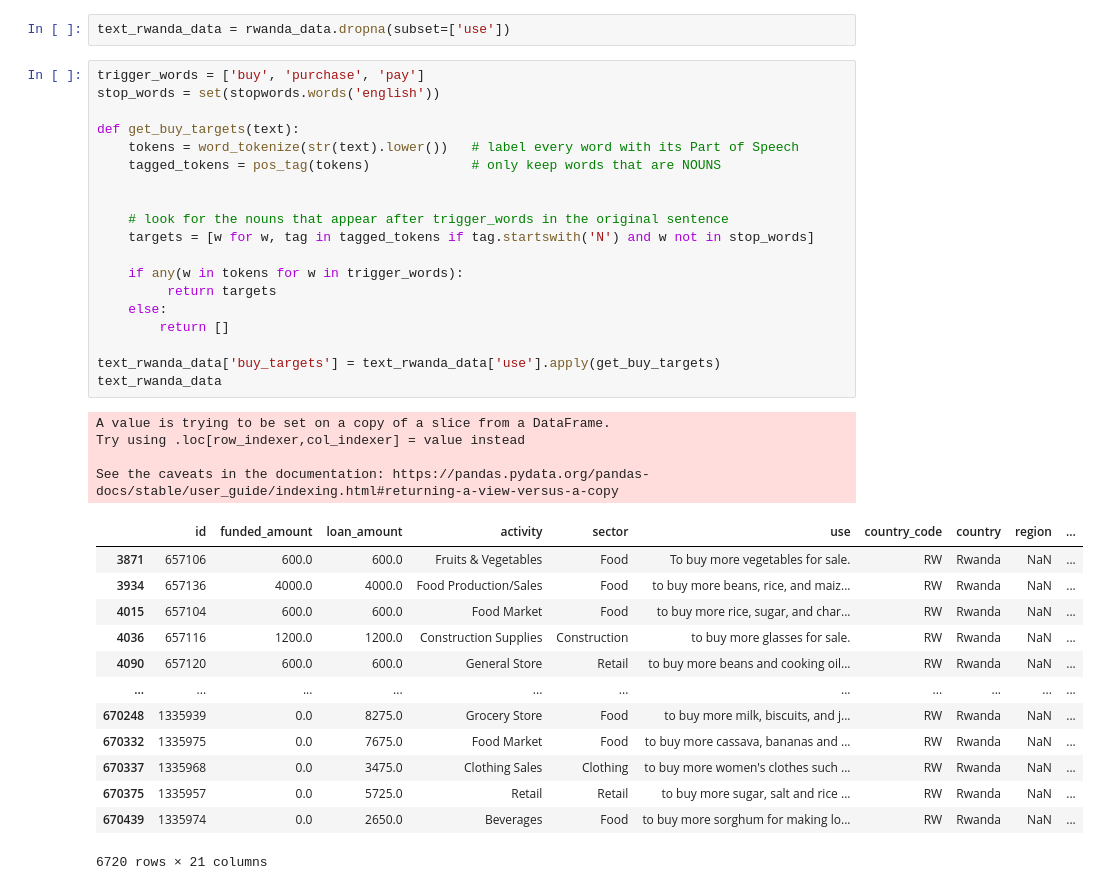
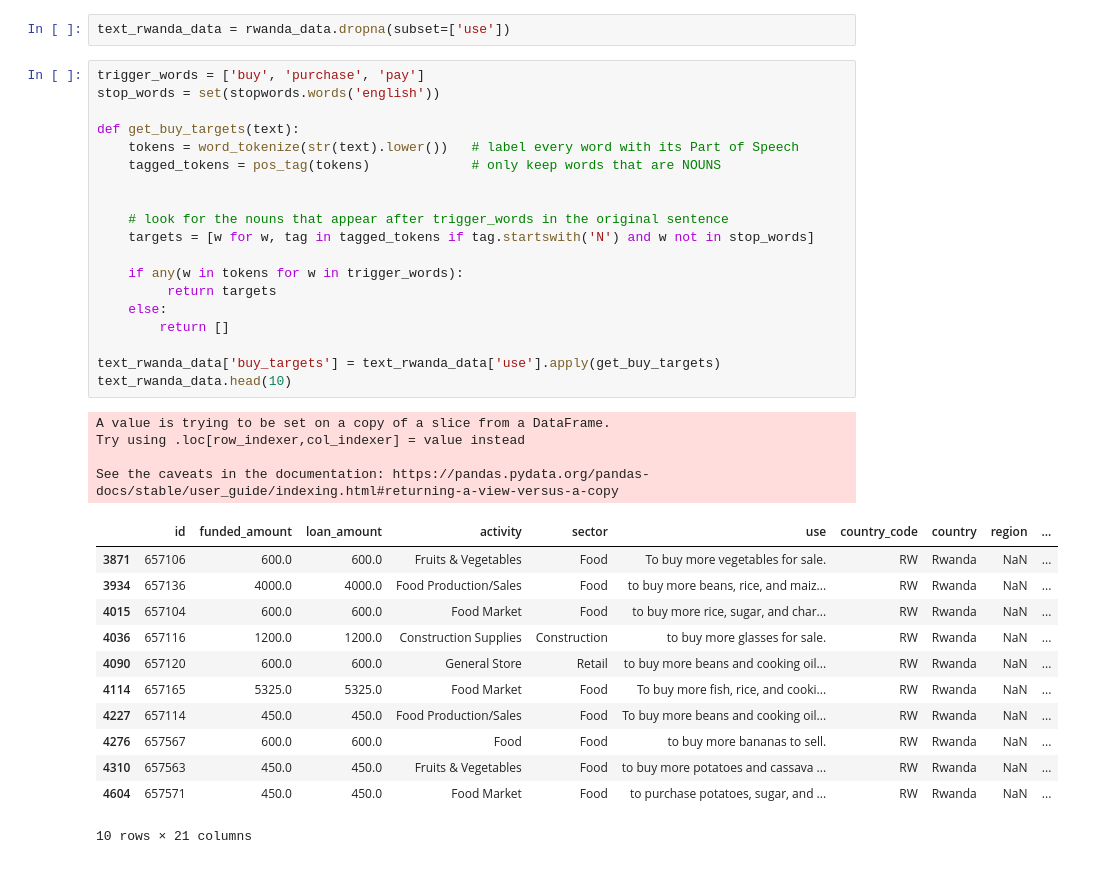
Before and after one commit to brian-seekar/Round_One, a Jupyter notebook: project.ipynb, the cells around one changed output. Saved outputs shown, nothing was run; the diff lists cells and outputs as text.

```diff
--- a/project.ipynb
+++ b/project.ipynb
@@ -435,40 +432,39 @@ text_rwanda_data = rwanda_data.dropna(subset=['use'])
 # %%
 trigger_words = ['buy', 'purchase', 'pay']
 stop_words = set(stopwords.words('english'))
 
 def get_buy_targets(text):
     tokens = word_tokenize(str(text).lower())   # label every word with its Part of Speech
     tagged_tokens = pos_tag(tokens)             # only keep words that are NOUNS
 
 
     # look for the nouns that appear after trigger_words in the original sentence
     targets = [w for w, tag in tagged_tokens if tag.startswith('N') and w not in stop_words]
 
     if any(w in tokens for w in trigger_words):
          return targets
     else:
         return []
 
 text_rwanda_data['buy_targets'] = text_rwanda_data['use'].apply(get_buy_targets)
-text_rwanda_data
+text_rwanda_data.head(10)
 # %% [output]
 A value is trying to be set on a copy of a slice from a DataFrame.
 Try using .loc[row_indexer,col_indexer] = value instead
 
 See the caveats in the documentation: https://pandas.pydata.org/pandas-docs/stable/user_guide/indexing.html#returning-a-view-versus-a-copy
 |  | id | funded_amount | loan_amount | activity | sector | use | country_code | country | region | ... |
 | 3871 | 657106 | 600.0 | 600.0 | Fruits & Vegetables | Food | To buy more vegetables for sale. | RW | Rwanda | NaN | ... |
 | 3934 | 657136 | 4000.0 | 4000.0 | Food Production/Sales | Food | to buy more beans, rice, and maiz... | RW | Rwanda | NaN | ... |
 | 4015 | 657104 | 600.0 | 600.0 | Food Market | Food | to buy more rice, sugar, and char... | RW | Rwanda | NaN | ... |
 | 4036 | 657116 | 1200.0 | 1200.0 | Construction Supplies | Construction | to buy more glasses for sale. | RW | Rwanda | NaN | ... |
 | 4090 | 657120 | 600.0 | 600.0 | General Store | Retail | to buy more beans and cooking oil... | RW | Rwanda | NaN | ... |
-| ... | ... | ... | ... | ... | ... | ... | ... | ... | ... | ... |
-| 670248 | 1335939 | 0.0 | 8275.0 | Grocery Store | Food | to buy more milk, biscuits, and j... | RW | Rwanda | NaN | ... |
-| 670332 | 1335975 | 0.0 | 7675.0 | Food Market | Food | to buy more cassava, bananas and ... | RW | Rwanda | NaN | ... |
-| 670337 | 1335968 | 0.0 | 3475.0 | Clothing Sales | Clothing | to buy more women's clothes such ... | RW | Rwanda | NaN | ... |
-| 670375 | 1335957 | 0.0 | 5725.0 | Retail | Retail | to buy more sugar, salt and rice ... | RW | Rwanda | NaN | ... |
-| 670439 | 1335974 | 0.0 | 2650.0 | Beverages | Food | to buy more sorghum for making lo... | RW | Rwanda | NaN | ... |
+| 4114 | 657165 | 5325.0 | 5325.0 | Food Market | Food | To buy more fish, rice, and cooki... | RW | Rwanda | NaN | ... |
+| 4227 | 657114 | 450.0 | 450.0 | Food Production/Sales | Food | To buy more beans and cooking oil... | RW | Rwanda | NaN | ... |
+| 4276 | 657567 | 600.0 | 600.0 | Food | Food | to buy more bananas to sell. | RW | Rwanda | NaN | ... |
+| 4310 | 657563 | 450.0 | 450.0 | Fruits & Vegetables | Food | to buy more potatoes and cassava ... | RW | Rwanda | NaN | ... |
+| 4604 | 657571 | 450.0 | 450.0 | Food Market | Food | to purchase potatoes, sugar, and ... | RW | Rwanda | NaN | ... |
-6720 rows × 21 columns
+10 rows × 21 columns
 # %%
 exploded_text = text_rwanda_data.explode('buy_targets').dropna(subset=['buy_targets'])
 bad_targets = ['sale', 'sell', 'maise'] # more efficient; don't have to rerun NLTK function on the whole dataset; just filter my results.
```
Also changed, not shown: parts of 9 cells of this notebook.
